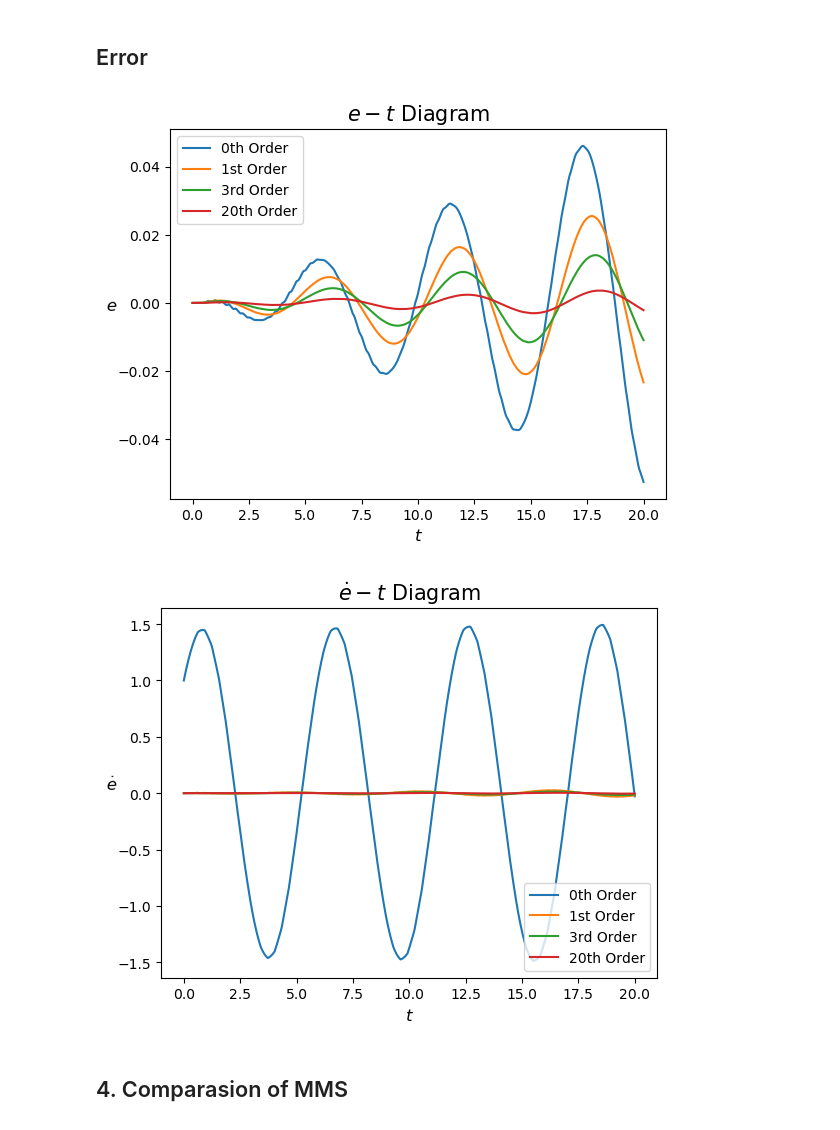
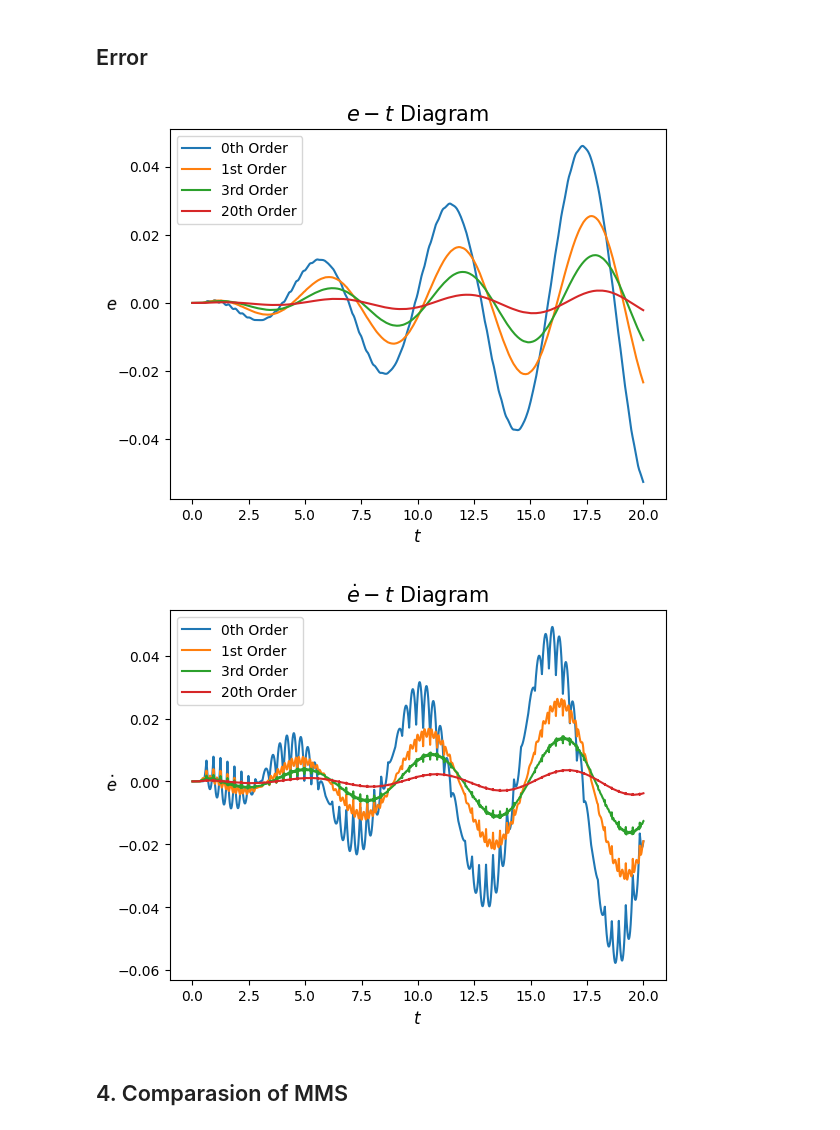
Before and after one commit to CTCingithub/HybridSysTest, a Jupyter notebook: 00Linear/Linear.ipynb, the cells around one changed output. Saved outputs shown, nothing was run; the diff lists cells and outputs as text; code cells hidden in the pictures.

Commit message:
Corrected \dot{e}-t diagram

```diff
--- a/00Linear/Linear.ipynb
+++ b/00Linear/Linear.ipynb
@@ -104,30 +104,30 @@ plt.show()
 # %%
 plt.plot(Data_Sampling[:, 0], Data_Order0[:, 1] - Data_Sampling[:, 1], label="0th Order")
 plt.plot(Data_Sampling[:, 0], Data_Order1[:, 1] - Data_Sampling[:, 1], label="1st Order")
 plt.plot(Data_Sampling[:, 0], Data_Order3[:, 1] - Data_Sampling[:, 1], label="3rd Order")
 plt.plot(
     Data_Sampling[:, 0], Data_Order20[:, 1] - Data_Sampling[:, 1], label="20th Order"
 )
 plt.title(r"$e-t$ Diagram", fontsize=15)
 plt.xlabel(r"$t$", fontsize=12)
 plt.ylabel(r"$e$", fontsize=12, rotation=np.pi / 2)
 plt.legend()
 plt.show()
 
-plt.plot(Data_Sampling[:, 0], Data_Order0[:, 1] - Data_Sampling[:, 2], label="0th Order")
+plt.plot(Data_Sampling[:, 0], Data_Order0[:, 2] - Data_Sampling[:, 2], label="0th Order")
 plt.plot(Data_Sampling[:, 0], Data_Order1[:, 2] - Data_Sampling[:, 2], label="1st Order")
 plt.plot(Data_Sampling[:, 0], Data_Order3[:, 2] - Data_Sampling[:, 2], label="3rd Order")
 plt.plot(
     Data_Sampling[:, 0], Data_Order20[:, 2] - Data_Sampling[:, 2], label="20th Order"
 )
 plt.title(r"$\dot{e}-t$ Diagram", fontsize=15)
 plt.xlabel(r"$t$", fontsize=12)
 plt.ylabel(r"$\dot{e}$", fontsize=12, rotation=np.pi / 2)
 plt.legend()
 plt.show()
 # %% [output]
-[figure, old version]
+[figure, new version]
-[figure, old version]
+[figure, new version]
 # %% [markdown]
 ## 4. Comparasion of MMS
 # %% [markdown]
```
Also changed, not shown: parts of 2 cells of this notebook.
